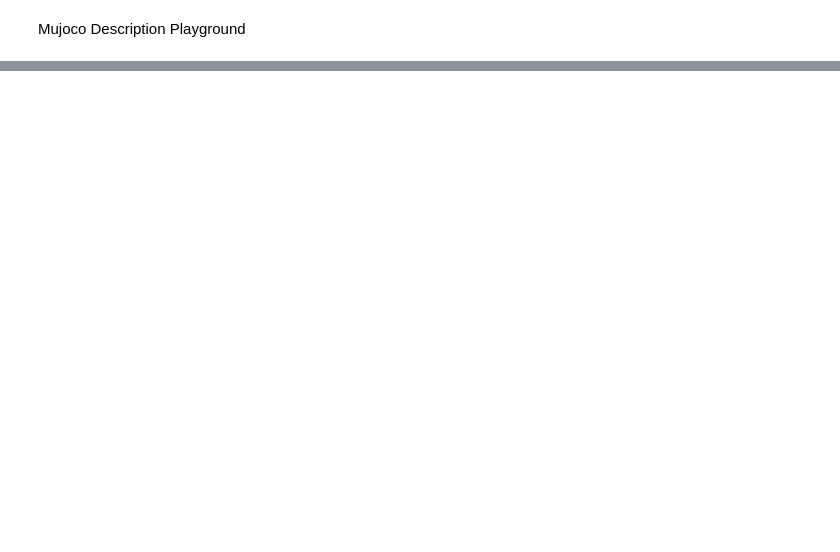
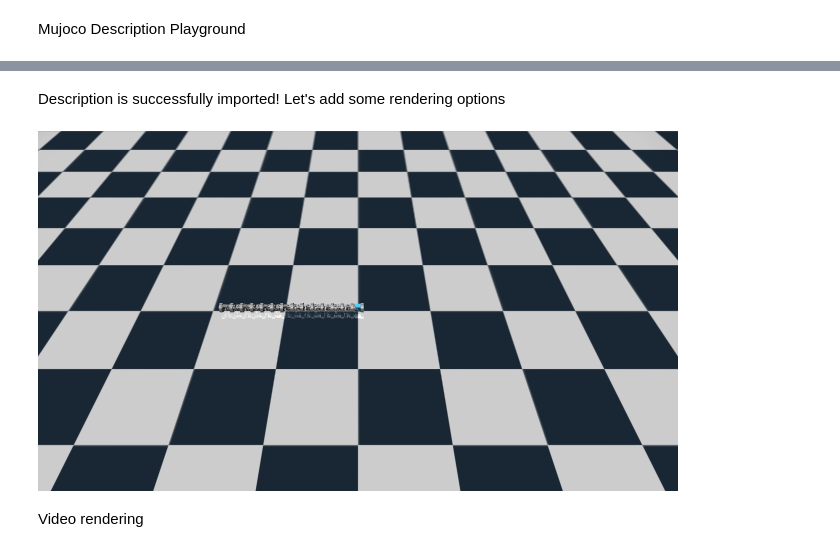
Before and after one commit to VanguardDream/snake_RL, a Jupyter notebook: dmc/jupyters/playground.ipynb, the cells around one changed output, grey strips where cells are left out. Cells and saved outputs as stored; diff of their text form; code cells hidden in the pictures; blank space fills up the shorter version.

```diff
--- a/dmc/jupyters/playground.ipynb
+++ b/dmc/jupyters/playground.ipynb
@@ -14,0 +55,14 @@ PIL.Image.fromarray(pixels)
+# %% [markdown]
+Description is successfully imported!
+Let's add some rendering options
+# %%
+render_option = mujoco.wrapper.core.MjvOption()
+render_option.flags[enums.mjtVisFlag.mjVIS_JOINT] = True # Visiable joint option
+
+pixels = physics.render(height=360, width= 640, scene_option=render_option)
+
+PIL.Image.fromarray(pixels)
+# %% [output]
+[figure, added]
+# %% [markdown]
+Video rendering
```
Also changed, not shown: parts of 5 cells of this notebook.
